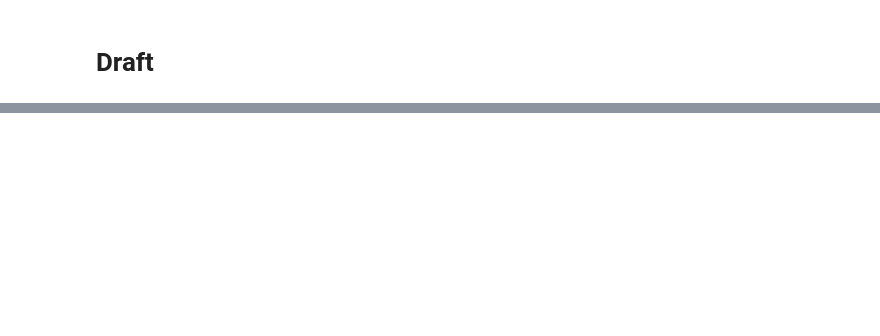
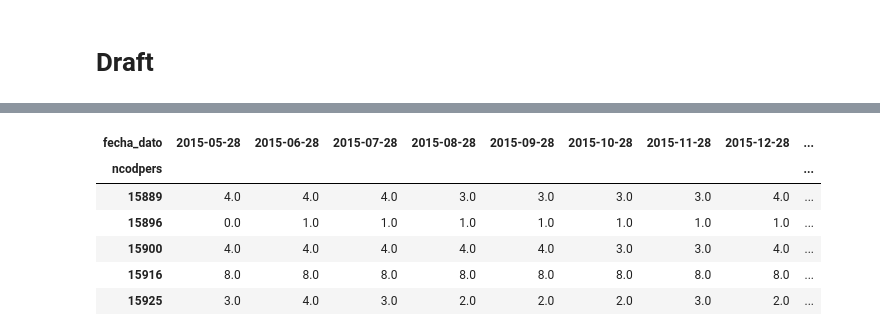
Before and after one commit to LiYan1988/santander-production-recommandation, a Jupyter notebook: notebooks/eda_4_30.ipynb, the cells around one changed output, grey strips where cells are left out. Cells and saved outputs as stored; diff of their text form; code cells hidden in the pictures; blank space fills up the shorter version.

```diff
--- a/notebooks/eda_4_30.ipynb
+++ b/notebooks/eda_4_30.ipynb
@@ -266,0 +125,10 @@ hash(a.tostring())
+# %%
+df[target_cols].head().sum(axis=1, level=1)
+# %% [output]
+| fecha_dato | 2015-05-28 | 2015-06-28 | 2015-07-28 | 2015-08-28 | 2015-09-28 | 2015-10-28 | 2015-11-28 | 2015-12-28 | ... |
+| ncodpers |  |  |  |  |  |  |  |  | ... |
+| 15889 | 4.0 | 4.0 | 4.0 | 3.0 | 3.0 | 3.0 | 3.0 | 4.0 | ... |
+| 15896 | 0.0 | 1.0 | 1.0 | 1.0 | 1.0 | 1.0 | 1.0 | 1.0 | ... |
+| 15900 | 4.0 | 4.0 | 4.0 | 4.0 | 4.0 | 3.0 | 3.0 | 4.0 | ... |
+| 15916 | 8.0 | 8.0 | 8.0 | 8.0 | 8.0 | 8.0 | 8.0 | 8.0 | ... |
+| 15925 | 3.0 | 4.0 | 3.0 | 2.0 | 2.0 | 2.0 | 3.0 | 2.0 | ... |
```
Also changed, not shown: parts of 34 cells of this notebook, 2 other files.
